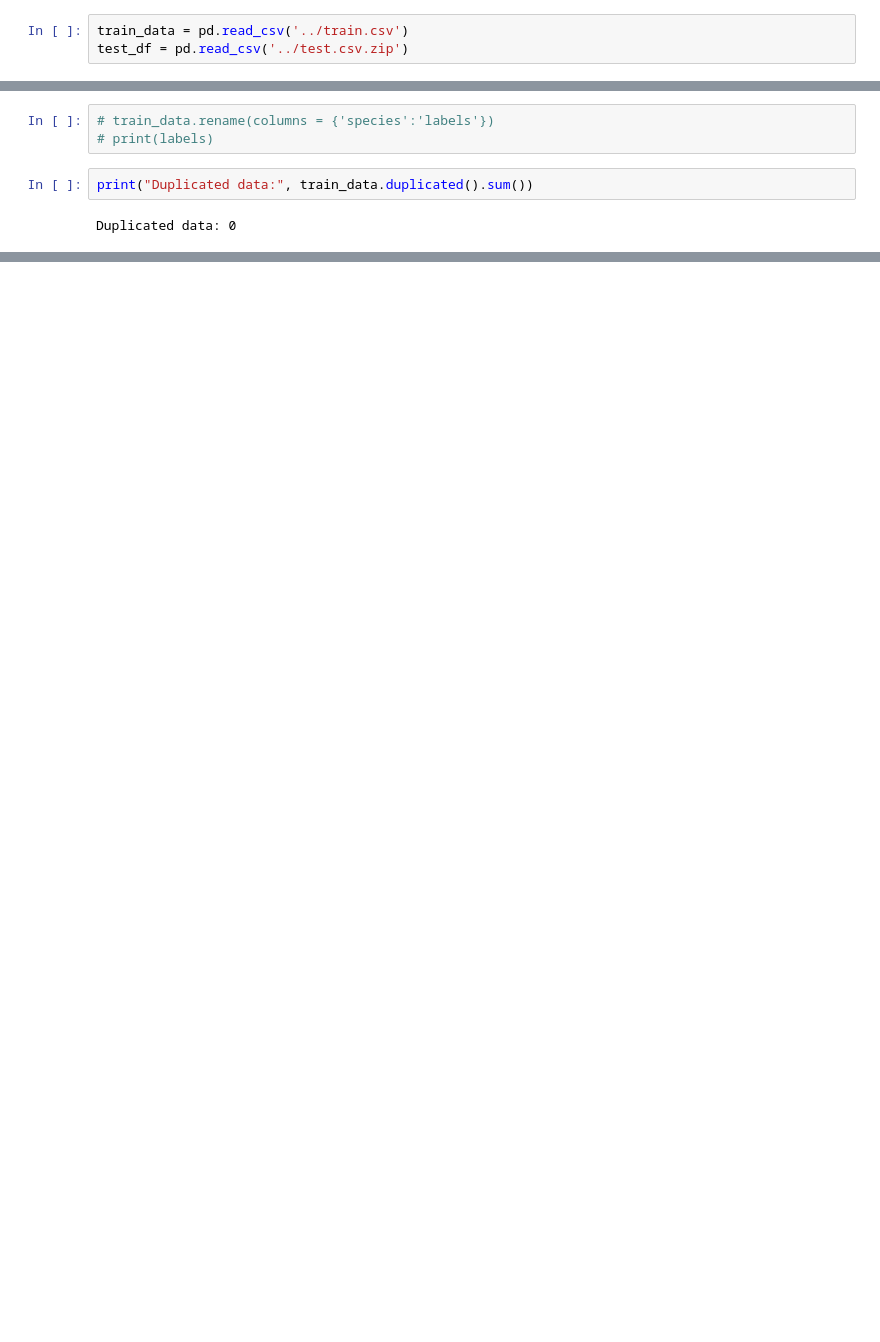
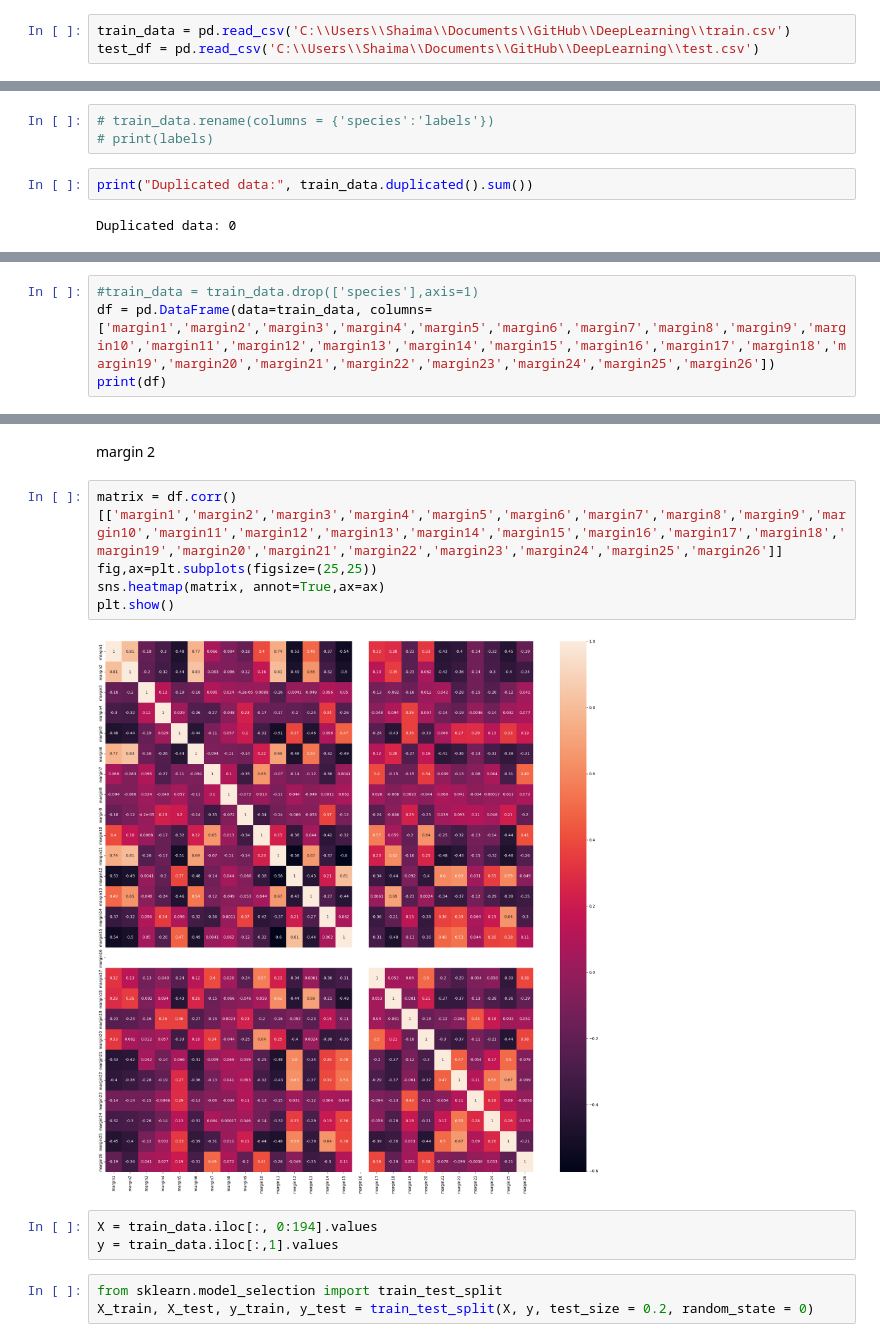
Before and after one commit to Aya-gamal2211/DeepLearning, a Jupyter notebook: dataPreprocessing.ipynb, the cells around one changed output, grey strips where cells are left out. Saved outputs shown, nothing was run; the diff lists cells and outputs as text; blank space fills up the shorter version.

Commit message:
Update dataPreprocessing.ipynb
trying to find correlations and apply pca

```diff
--- a/dataPreprocessing.ipynb
+++ b/dataPreprocessing.ipynb
@@ -20,8 +17,8 @@ from sklearn.preprocessing import LabelEncoder
 from sklearn.preprocessing import StandardScaler
 from sklearn.model_selection import StratifiedShuffleSplit
 # %%
-train_data = pd.read_csv('../train.csv')
-test_df = pd.read_csv('../test.csv.zip')
+train_data = pd.read_csv('C:\\Users\\Shaima\\Documents\\GitHub\\DeepLearning\\train.csv')
+test_df = pd.read_csv('C:\\Users\\Shaima\\Documents\\GitHub\\DeepLearning\\test.csv')
 # %%
 
 display(train_data)
@@ -116,0 +124,4 @@ ValueError: could not convert string to float: 'Acer_Opalus'
+# %%
+#train_data = train_data.drop(['species'],axis=1)
+df = pd.DataFrame(data=train_data, columns=['margin1','margin2','margin3','margin4','margin5','margin6','margin7','margin8','margin9','margin10','margin11','margin12','margin13','margin14','margin15','margin16','margin17','margin18','margin19','margin20','margin21','margin22','margin23','margin24','margin25','margin26'])
+print(df)
@@ -116,0 +146,15 @@ ValueError: could not convert string to float: 'Acer_Opalus'
+# %% [markdown]
+margin 2
+# %%
+matrix = df.corr()[['margin1','margin2','margin3','margin4','margin5','margin6','margin7','margin8','margin9','margin10','margin11','margin12','margin13','margin14','margin15','margin16','margin17','margin18','margin19','margin20','margin21','margin22','margin23','margin24','margin25','margin26']]
+fig,ax=plt.subplots(figsize=(25,25))
+sns.heatmap(matrix, annot=True,ax=ax)
+plt.show()
+# %% [output]
+[figure, added]
+# %%
+X = train_data.iloc[:, 0:194].values
+y = train_data.iloc[:,1].values
+# %%
+from sklearn.model_selection import train_test_split
+X_train, X_test, y_train, y_test = train_test_split(X, y, test_size = 0.2, random_state = 0)
```
Also changed, not shown: parts of 10 cells of this notebook.
